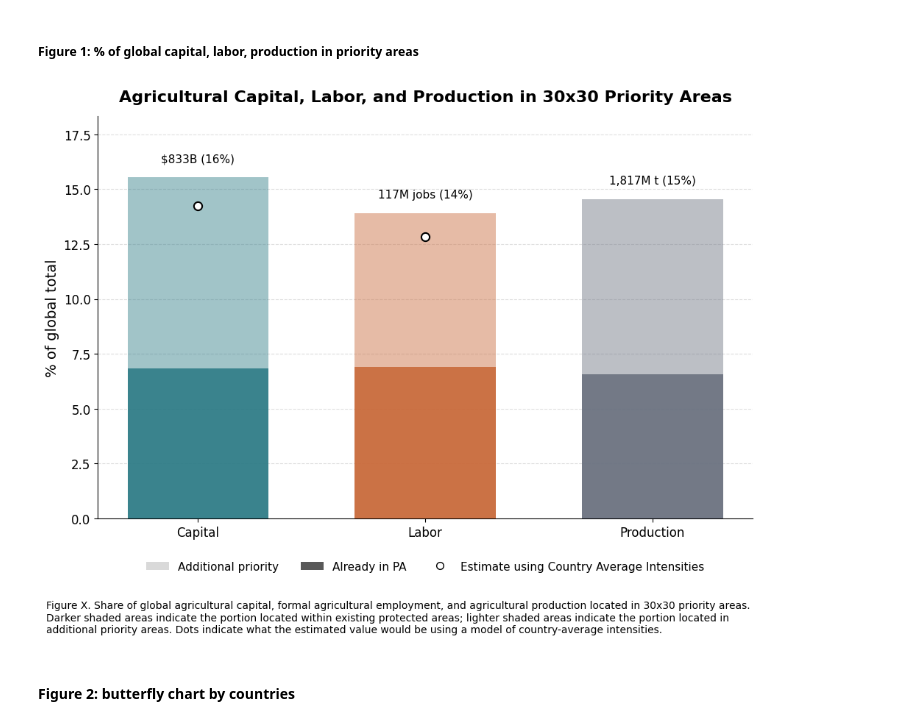
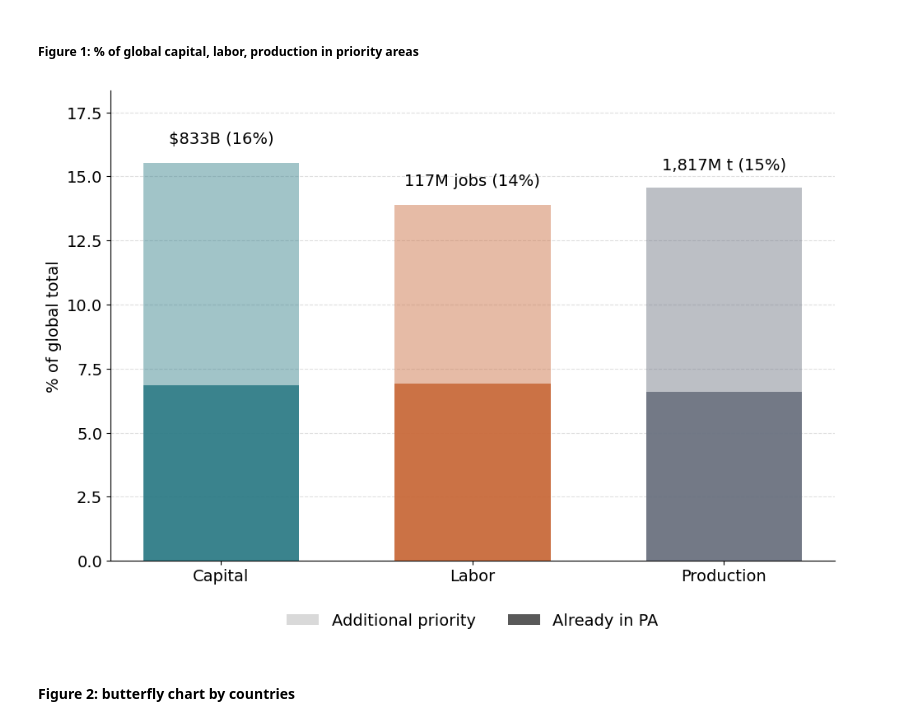
Before and after one commit to carinamani/AgDownscaling, a Jupyter notebook: 05_30x30_analysis/01_overlay_capital_labor.ipynb, the cells around one changed output. Drawn from its saved outputs; the diff is of its cells as text; code cells hidden in the pictures.

Commit message:
add final figures

```diff
--- a/05_30x30_analysis/01_overlay_capital_labor.ipynb
+++ b/05_30x30_analysis/01_overlay_capital_labor.ipynb
@@ -121,7 +121,7 @@ for variable, path in country_avg_rasters.items():
         "Pct_total": 100 * total / global_total,
     }
 # %%
-##### Plot figure: % of global capital, labor, production in priority regions (bar chart)
+##### FIGURE 3: % of global capital, labor, production in priority regions (bar chart)
 
 COLORS = {
     "Capital": "#2F7C87",
@@ -135,12 +135,12 @@ STATUS_COLORS = {
 }
 
 plt.rcParams.update({
-    "font.size": 13,
+    "font.size": 14,
     "axes.titlesize": 16,
     "axes.labelsize": 14,
-    "xtick.labelsize": 12,
-    "ytick.labelsize": 12,
-    "legend.fontsize": 11,
+    "xtick.labelsize": 14,
+    "ytick.labelsize": 14,
+    "legend.fontsize": 14,
 })
 
 variables = ["Capital", "Labor", "Production"]
@@ -204,87 +204,41 @@ for i, variable in enumerate(variables):
         f"{value_label} ({row['Pct_total']:.0f}%)",
         ha="center",
         va="bottom",
-        fontsize=11,
+        fontsize=14,
     )
-
-    # Country-average estimate
-    if variable in country_avg_summary:
-        country_avg_pct = country_avg_summary[variable]["Pct_total"]
-
-        ax.scatter(
-            i,
-            country_avg_pct,
-            marker="o",
-            s=65,
-            facecolor="white",
-            edgecolor="black",
-            linewidth=1.5,
-            zorder=6,
-        )
 
 ax.set_xticks(x)
 ax.set_xticklabels(variables)
 ax.set_ylabel("% of global total")
-
-ax.set_title(
-    "Agricultural Capital, Labor, and Production in 30x30 Priority Areas",
-    pad=14,
-    fontweight="bold",
-)
 
 ax.spines[["top", "right"]].set_visible(False)
 ax.grid(axis="y", linestyle="--", alpha=0.4, zorder=0)
 ax.set_axisbelow(True)
 ax.set_ylim(0, max(summary_df["Pct_total"]) * 1.18)
 
 # Simplified five-item legend
 legend_elements = [
     Patch(facecolor=STATUS_COLORS["Additional priority"], label="Additional priority"),
     Patch(facecolor=STATUS_COLORS["Already in PA"], label="Already in PA"),
-    Line2D(
-        [0],
-        [0],
-        marker="o",
-        color="black",
-        markerfacecolor="white",
-        markeredgecolor="black",
-        markersize=7,
-        linewidth=0,
-        label="Estimate using Country Average Intensities",
-    ),
 ]
 
 ax.legend(
     handles=legend_elements,
     loc="upper center",
     bbox_to_anchor=(0.5, -0.08),
     ncol=3,
     frameon=False,
 )
 
-fig.text(
-    0.02,
-    -0.02,
-    "Figure X. Share of global agricultural capital, formal agricultural employment, "
-    "and agricultural production located in 30x30 priority areas. Darker shaded areas "
-    "indicate the portion located within existing protected areas; lighter shaded areas "
-    "indicate the portion located in additional priority areas. Dots indicate what the "
-    "estimated value would be using a model of country-average intensities.",
-    ha="left",
-    va="top",
-    fontsize=10,
-    wrap=True,
-)
-
 plt.tight_layout()
 plt.savefig(
     f"{fd}/Figure_1_global_biodiversity_summary.png",
     dpi=250,
     bbox_inches="tight",
 )
 plt.show()
 # %% [output]
-[figure, old version]
+[figure, new version]
 # %% [markdown]
 #### Figure 2: butterfly chart by countries
 # %%
```
Also changed, not shown: parts of 1 cell of this notebook, 6 other files.
